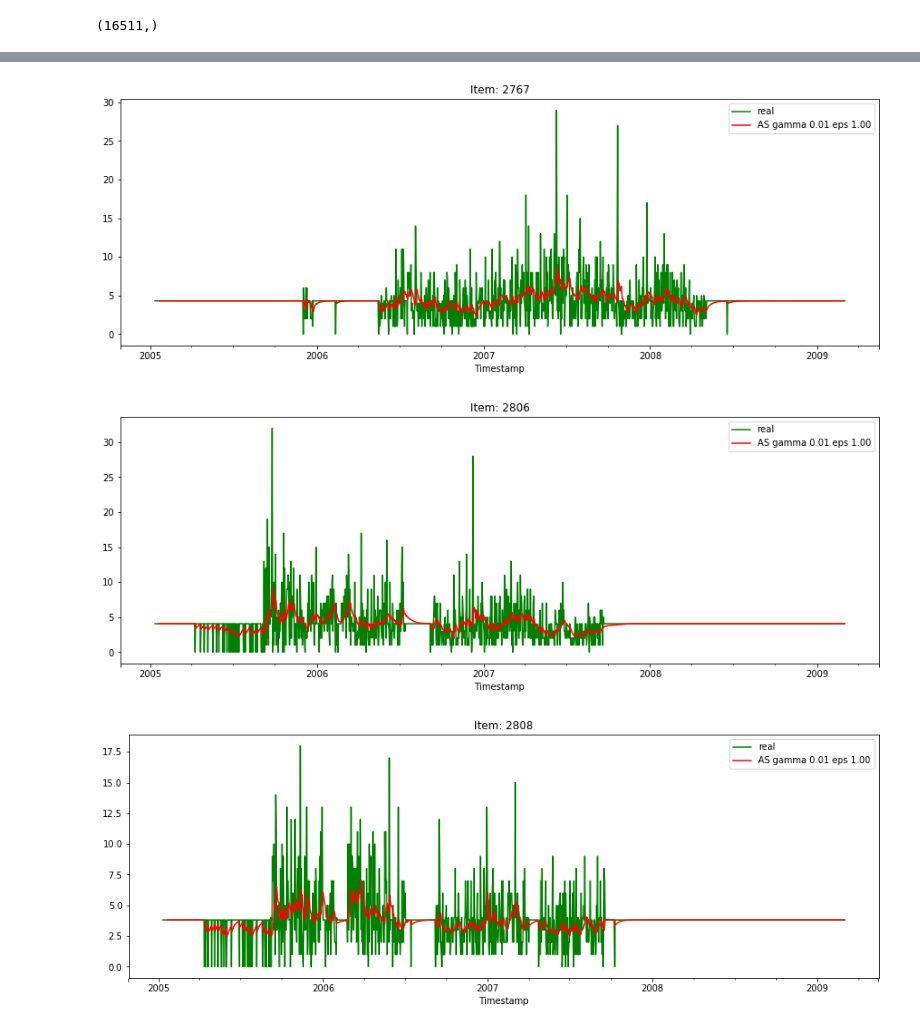
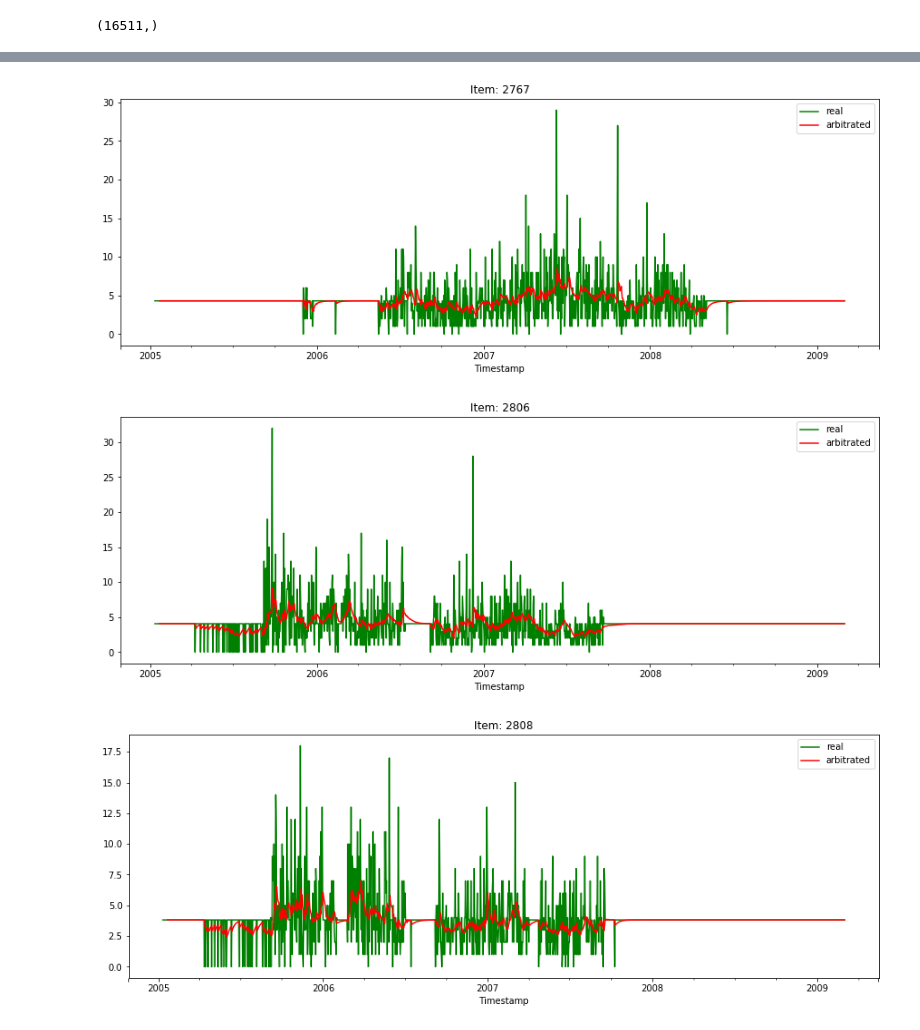
Before and after one commit to aromanenko/AggregatingAlgorithm, a Jupyter notebook: induction/arbitrated.ipynb, the cells around one changed output, grey strips where cells are left out. Saved outputs shown, nothing was run; the diff lists cells and outputs as text; code cells hidden in the pictures.

```diff
--- a/induction/arbitrated.ipynb
+++ b/induction/arbitrated.ipynb
@@ -164,12 +164,9 @@ forecast[ np.logical_not(np.isnan(forecast)) ].shape
 # %% [output]
 (16511,)
 # %%
-# draw forecast of Adaprive Selection
-#alg_name = 'AS gamma 0.01 eps 1.00'
 for i, col in enumerate(ts.columns):
     ts[col].plot(figsize=(15,5), color='green', label='real')
-    #forecast = FRC_TS[alg_name]
-    pd.Series(data=forecast[i, :-1], index=ts[col].index).plot(color='red', label=alg_name)
+    pd.Series(data=forecast[i, :-1], index=ts[col].index).plot(color='red', label='arbitrated')
 
     plt.title(col)
     plt.legend()
@@ -186,3 +183,3 @@ for i, col in enumerate(ts.columns):
-[figure, old version]
+[figure, new version]
-[figure, old version]
+[figure, new version]
-[figure, old version]
+[figure, new version]
```
Also changed, not shown: parts of 1 cell of this notebook.
